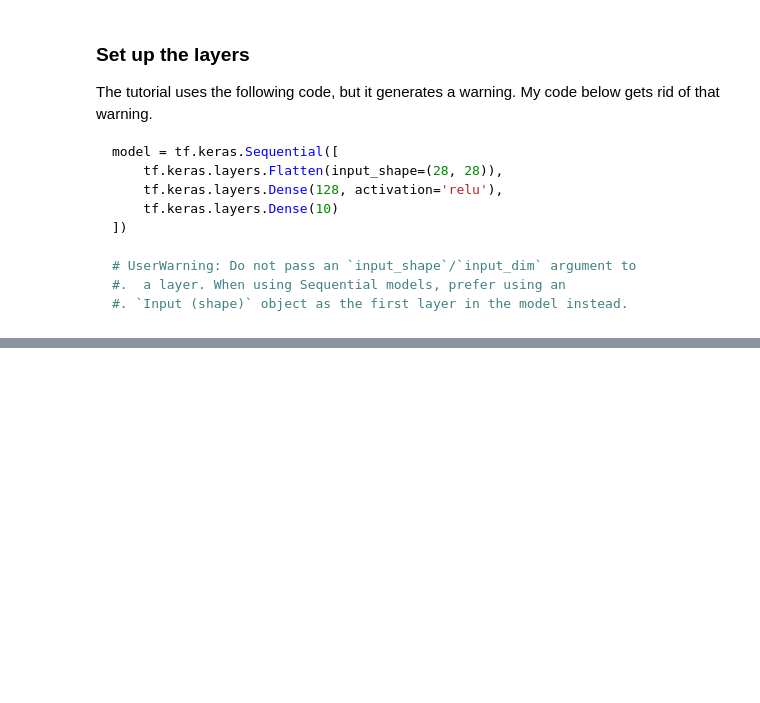
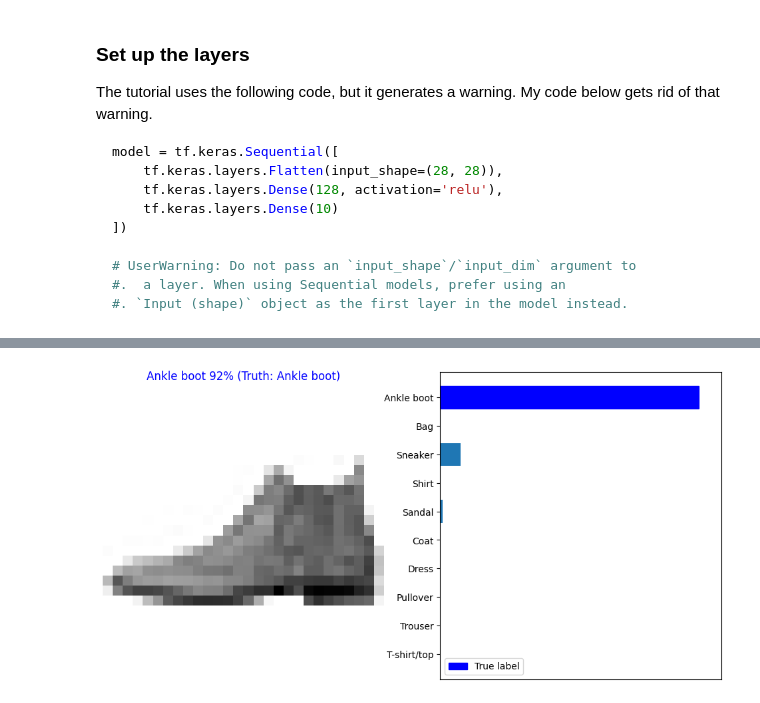
Before and after one commit to PaulToronto/TensorFlow_Tutorials, a Jupyter notebook: 2_Keras_Basic_image_classification.ipynb, the cells around one changed output, grey strips where cells are left out. Cells and saved outputs as stored; diff of their text form; code cells hidden in the pictures; blank space fills up the shorter version.

```diff
--- a/2_Keras_Basic_image_classification.ipynb
+++ b/2_Keras_Basic_image_classification.ipynb
@@ -136,0 +161,4 @@ model.layers
+# %%
+model.compile(optimizer='adam',
+              loss=tf.keras.losses.SparseCategoricalCrossentropy(from_logits=True),
+              metrics=['accuracy'])
@@ -136,0 +180,2 @@ model.layers
+# %%
+model.fit(train_images, train_labels, epochs=10)
@@ -136,0 +238,5 @@ model.layers
+# %%
+probability_model = tf.keras.Sequential([
+    model,
+    tf.keras.layers.Softmax()
+])
@@ -136,0 +257,2 @@ model.layers
+# %%
+predictions = probability_model.predict(test_images)
@@ -136,0 +333,4 @@ model.layers
+# %%
+plot_image_prediction(0, predictions, test_labels, test_images)
+# %% [output]
+[figure, added]
```
Also changed, not shown: parts of 35 cells of this notebook.
